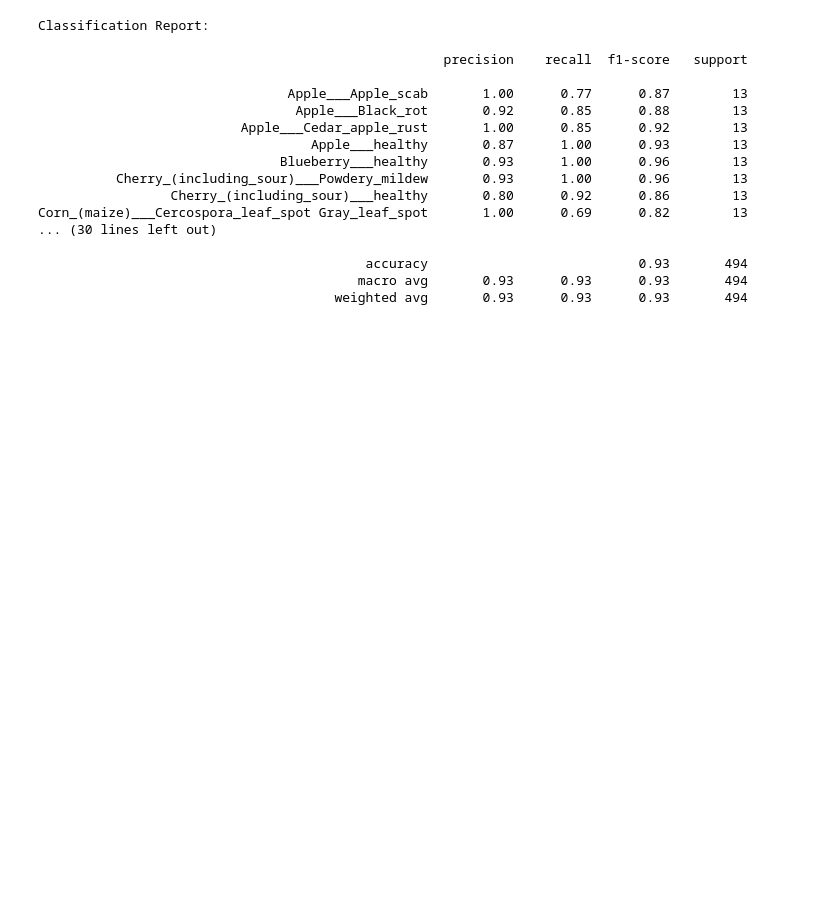
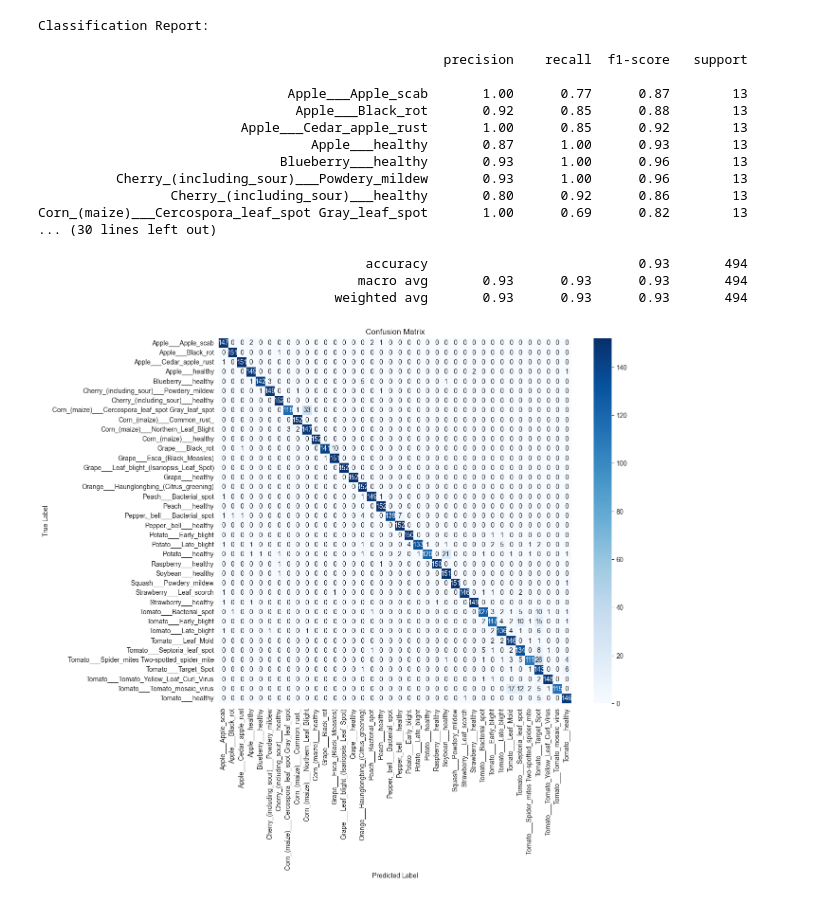
Before and after one commit to DeAnd02/predictions_plantvillage, a Jupyter notebook: cofusion_matrix.ipynb, the cells around one changed output. Saved outputs shown, nothing was run; the diff lists cells and outputs as text; code cells hidden in the pictures; blank space fills up the shorter version.

Commit message:
Added confusion matrix

```diff
--- a/predict2.ipynb
+++ b/cofusion_matrix.ipynb
@@ -237,3 +182,75 @@ Corn_(maize)___Cercospora_leaf_spot Gray_leaf_spot       1.00      0.69      0.8
                                           accuracy                           0.93       494
                                          macro avg       0.93      0.93      0.93       494
                                       weighted avg       0.93      0.93      0.93       494
+# %%
+import os
+import numpy as np
+import tensorflow as tf
+import matplotlib.pyplot as plt
+from sklearn.metrics import confusion_matrix, classification_report
+import seaborn as sns
+import random
+
+# Configurazione
+DATA_DIR = 'color'  # Percorso del dataset
+MODEL_PATH = 'plant_disease_model_mobile.keras'  # Percorso del modello
+IMG_SIZE = 224
+TOTAL_IMAGES = 7500  # Numero totale di immagini per il campione bilanciato
+
+# Caricamento del modello
+model = tf.keras.models.load_model(MODEL_PATH)
+
+# Preparazione dei dati
+all_data_dir = os.path.join(DATA_DIR)
+class_dirs = sorted(os.listdir(all_data_dir))
+
+# Collezione delle immagini per classe
+class_images = {}
+for class_name in class_dirs:
+    class_dir = os.path.join(all_data_dir, class_name)
+    images = [os.path.join(class_dir, img) for img in os.listdir(class_dir)]
+    class_images[class_name] = images
+
+# Calcolo del massimo bilanciamento considerando le immagini disponibili
+num_classes = len(class_dirs)
+available_images_per_class = {class_name: len(images) for class_name, images in class_images.items()}
+images_per_class = min(TOTAL_IMAGES // num_classes, min(available_images_per_class.values()))
+
+# Selezione casuale e bilanciata delle immagini
+y_true = []
+y_pred = []
+
+for class_name, images in class_images.items():
+    sampled_images = random.sample(images, min(len(images), images_per_class))
+
+    for image_path in sampled_images:
+        # Caricamento e preprocessamento dell'immagine
+        test_image = tf.keras.utils.load_img(image_path, target_size=(IMG_SIZE, IMG_SIZE))
+        test_image = tf.keras.utils.img_to_array(test_image) / 255.0
+        test_image = tf.expand_dims(test_image, axis=0)
+
+        # Predizione
+        result = model.predict(test_image, batch_size=1, verbose=0)[0]
+        predicted_index = np.argmax(result)
+
+        # Salva i risultati
+        y_true.append(class_name)
+        y_pred.append(class_dirs[predicted_index])
+
+# Calcolo della matrice di confusione
+cm = confusion_matrix(y_true, y_pred, labels=class_dirs)
+
+# Visualizzazione della matrice di confusione
+plt.figure(figsize=(12, 10))
+sns.heatmap(cm, annot=True, fmt='d', cmap='Blues', xticklabels=class_dirs, yticklabels=class_dirs)
+plt.xlabel('Predicted Label')
+plt.ylabel('True Label')
+plt.title('Confusion Matrix')
+plt.xticks(rotation=90)
+plt.show()
+
+# Report di classificazione
+print("\nClassification Report:\n")
+print(classification_report(y_true, y_pred, target_names=class_dirs))
+# %% [output]
+[figure, added]
```
Also changed, not shown: parts of 2 cells of this notebook.
